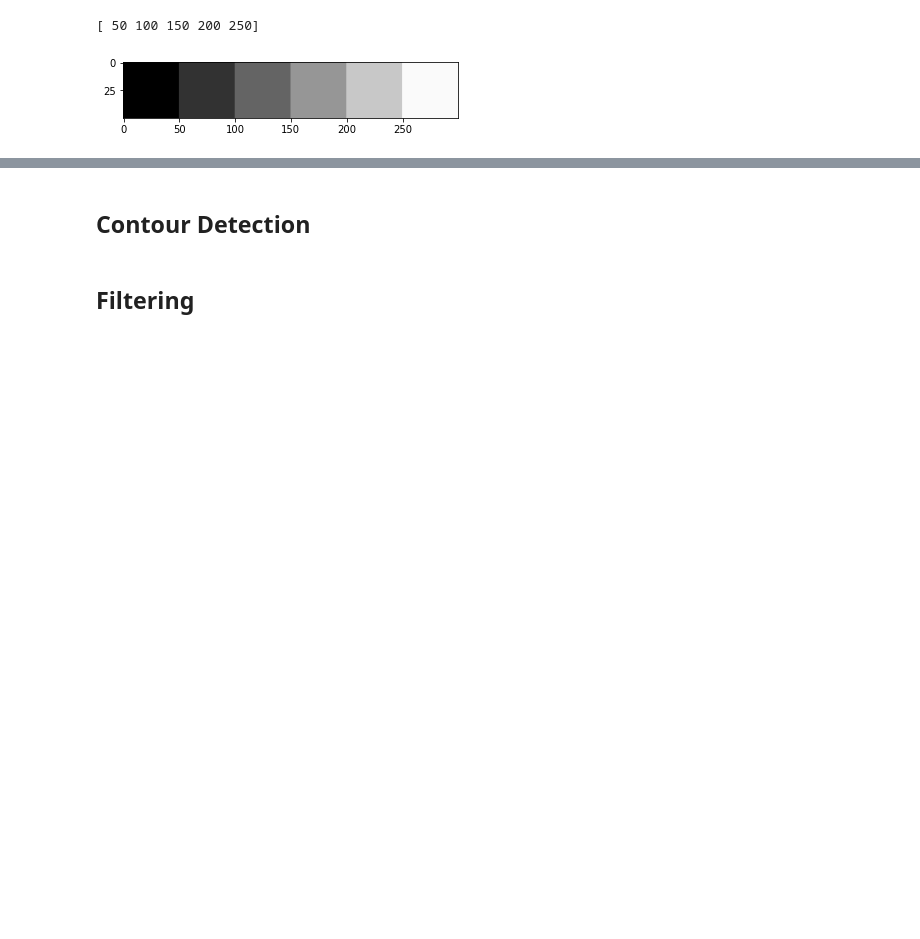
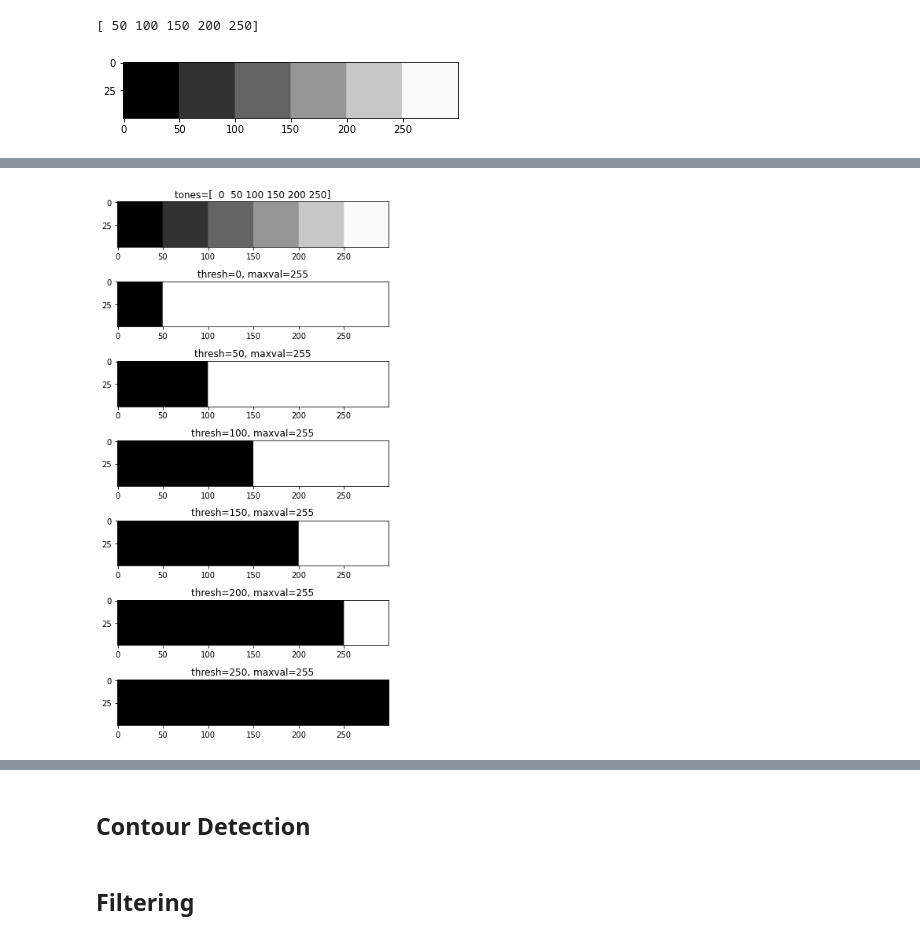
Before and after one commit to goke-ai/cv, a Jupyter notebook: essential/14.ipynb, the cells around one changed output, grey strips where cells are left out. Saved outputs shown, nothing was run; the diff lists cells and outputs as text; code cells hidden in the pictures; blank space fills up the shorter version.

```diff
--- a/essential/14.ipynb
+++ b/essential/14.ipynb
@@ -36,0 +84,23 @@ plt.show()
+# %%
+import cv2 as cv
+
+maxval = 255
+thresholds = np.arange(0, 300, 50)
+nrows = len(thresholds) + 1
+plt.figure(figsize=(8,10))
+
+plt.subplot(nrows, 1, 1)
+plt.imshow(main_img)
+plt.title(f'tones={thresholds}')
+
+
+for i, thresh in enumerate(thresholds):
+    ret, thresh_img = cv.threshold(main_img, thresh, maxval, cv.THRESH_BINARY)
+    plt.subplot(nrows, 1, i+2)
+    plt.imshow(thresh_img)
+    plt.title(f'thresh={thresh}, maxval={maxval}')
+
+plt.tight_layout()
+plt.show()
+# %% [output]
+[figure, added]
```
Also changed, not shown: parts of 18 cells of this notebook, 1 other file.
